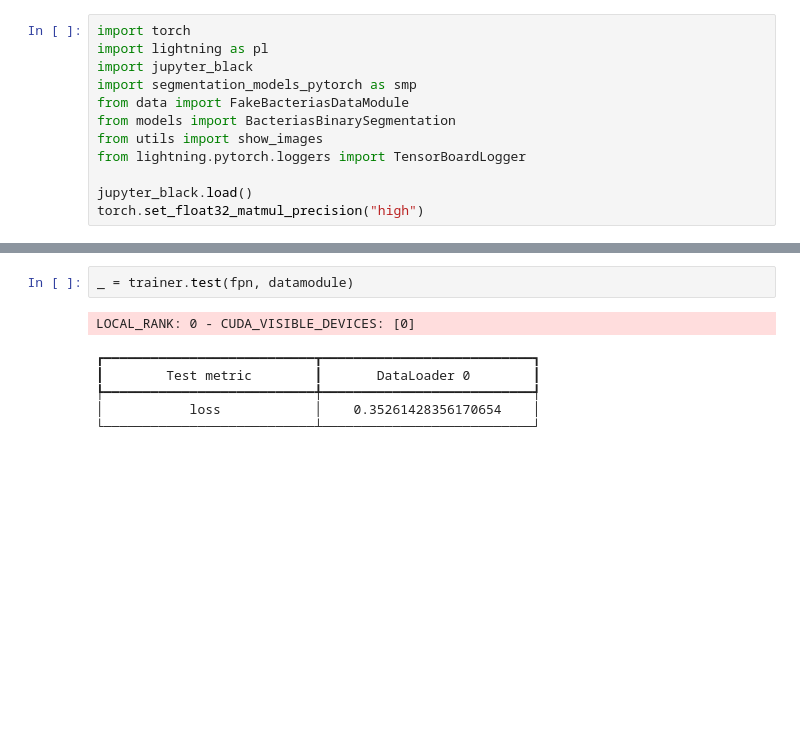
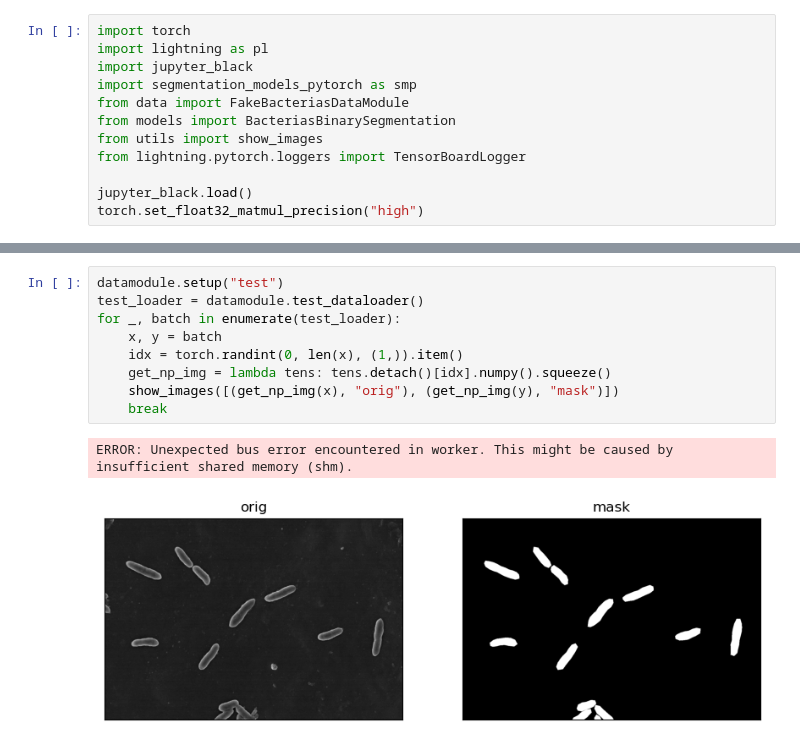
Before and after one commit to tcaty/bacteria-detection, a Jupyter notebook: src/notebooks/FPN.ipynb, the cells around one changed output, grey strips where cells are left out. Saved outputs shown, nothing was run; the diff lists cells and outputs as text; blank space fills up the shorter version.

```diff
--- a/src/notebooks/FPN.ipynb
+++ b/src/notebooks/FPN.ipynb
@@ -137,10 +87,13 @@ _ = trainer.fit(model=fpn, datamodule=datamodule)
-# %%
-_ = trainer.test(fpn, datamodule)
-# %% [output]
-LOCAL_RANK: 0 - CUDA_VISIBLE_DEVICES: [0]
-┏━━━━━━━━━━━━━━━━━━━━━━━━━━━┳━━━━━━━━━━━━━━━━━━━━━━━━━━━┓
-┃        Test metric        ┃       DataLoader 0        ┃
-┡━━━━━━━━━━━━━━━━━━━━━━━━━━━╇━━━━━━━━━━━━━━━━━━━━━━━━━━━┩
-│           loss            │    0.35261428356170654    │
-└───────────────────────────┴───────────────────────────┘
+# %%
+datamodule.setup("test")
+test_loader = datamodule.test_dataloader()
+for _, batch in enumerate(test_loader):
+    x, y = batch
+    idx = torch.randint(0, len(x), (1,)).item()
+    get_np_img = lambda tens: tens.detach()[idx].numpy().squeeze()
+    show_images([(get_np_img(x), "orig"), (get_np_img(y), "mask")])
+    break
+# %% [output]
+ERROR: Unexpected bus error encountered in worker. This might be caused by insufficient shared memory (shm).
+[figure, added]
 # %%
```
Also changed, not shown: parts of 5 cells of this notebook.
